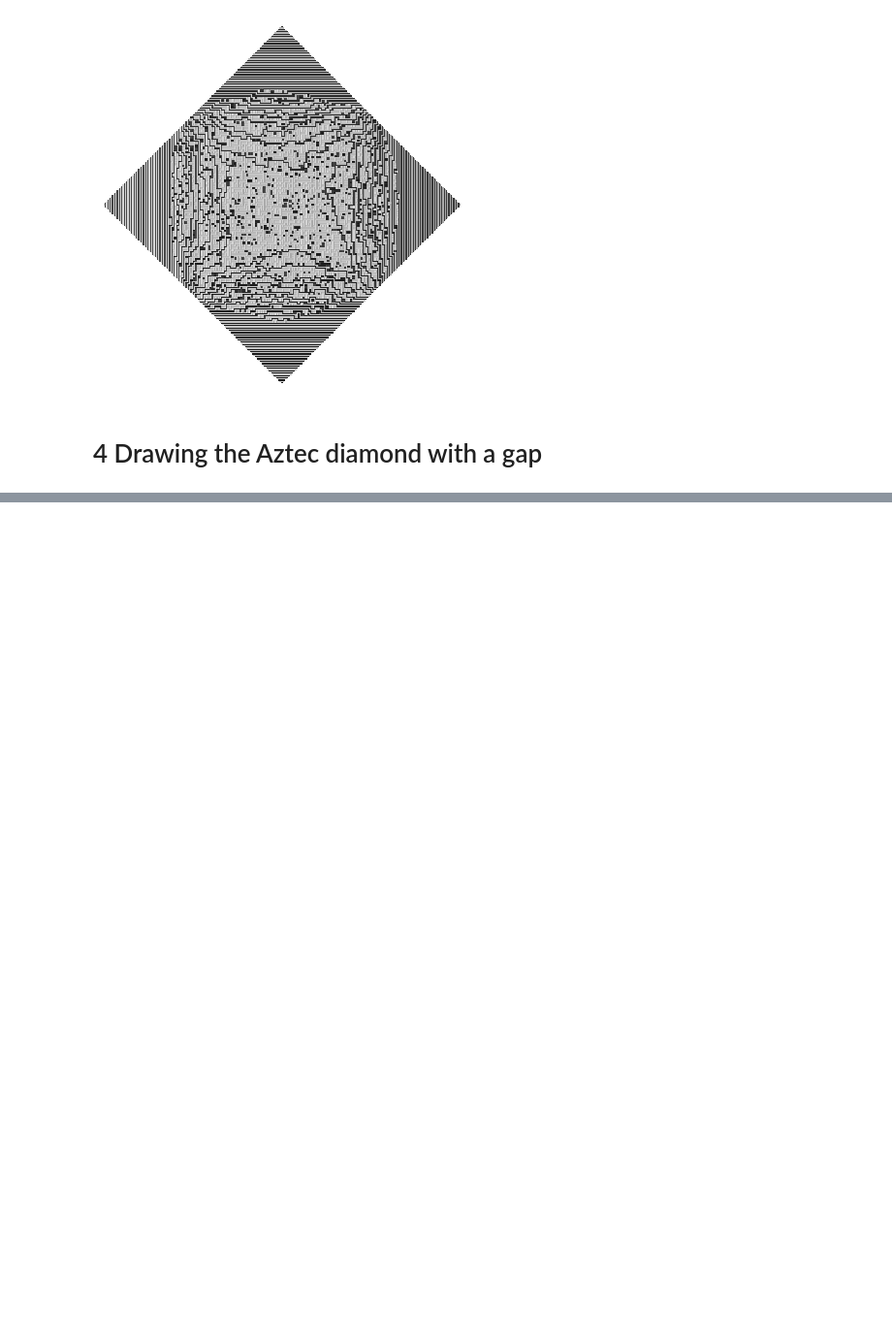
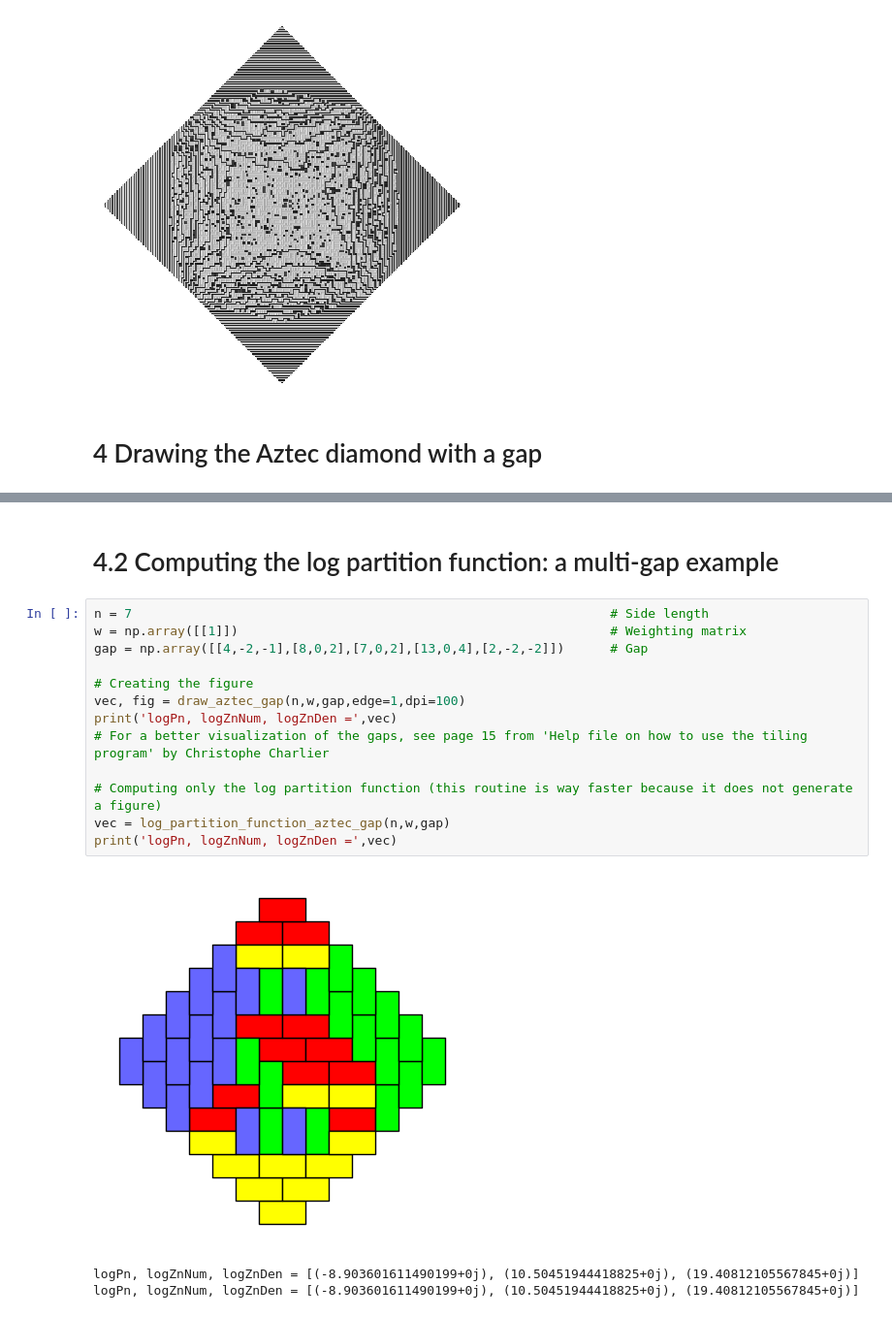
Before and after one commit to MaxvanHorssen/random-tilings, a Jupyter notebook: Examples - How to use.ipynb, the cells around one changed output, grey strips where cells are left out. Shown at 97% size. Drawn from its saved outputs; the diff is of its cells as text; blank space fills up the shorter version.

```diff
--- a/Examples - How to use.ipynb
+++ b/Examples - How to use.ipynb
@@ -150,0 +209,19 @@ logPn, logZnNum, logZnDen =  [(-3021.413266008989+0j), (28274.18193621945+0j), (
+# %% [markdown]
+# 4.2 Computing the log partition function: a multi-gap example
+# %%
+n = 7                                                               # Side length
+w = np.array([[1]])                                                 # Weighting matrix
+gap = np.array([[4,-2,-1],[8,0,2],[7,0,2],[13,0,4],[2,-2,-2]])      # Gap
+
+# Creating the figure
+vec, fig = draw_aztec_gap(n,w,gap,edge=1,dpi=100)
+print('logPn, logZnNum, logZnDen =',vec)
+# For a better visualization of the gaps, see page 15 from 'Help file on how to use the tiling program' by Christophe Charlier
+
+# Computing only the log partition function (this routine is way faster because it does not generate a figure)
+vec = log_partition_function_aztec_gap(n,w,gap)
+print('logPn, logZnNum, logZnDen =',vec)
+# %% [output]
+[figure, added]
+logPn, logZnNum, logZnDen = [(-8.903601611490199+0j), (10.50451944418825+0j), (19.40812105567845+0j)]
+logPn, logZnNum, logZnDen = [(-8.903601611490199+0j), (10.50451944418825+0j), (19.40812105567845+0j)]
```
Also changed, not shown: parts of 11 cells of this notebook.
